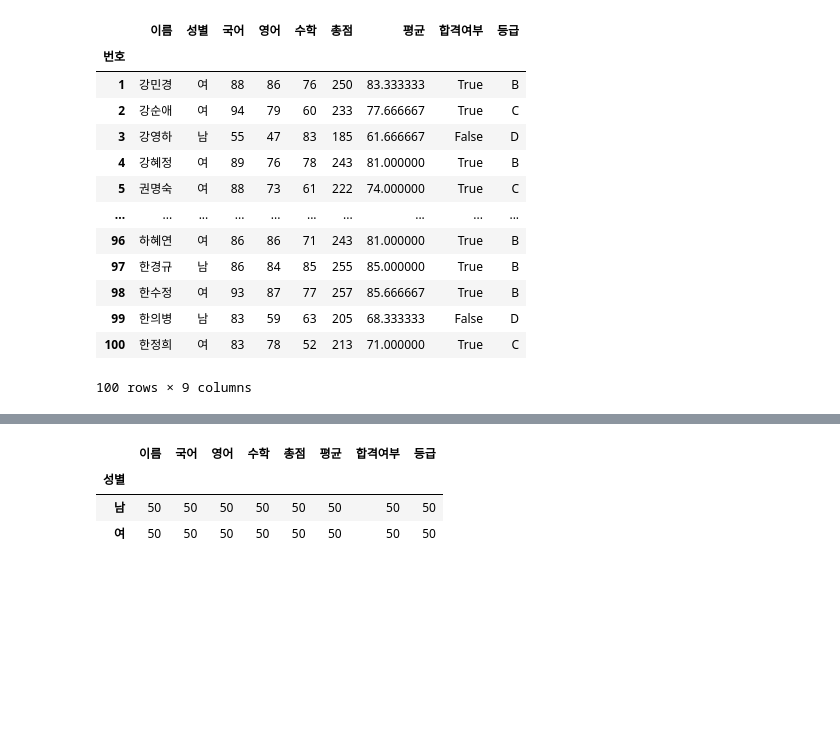
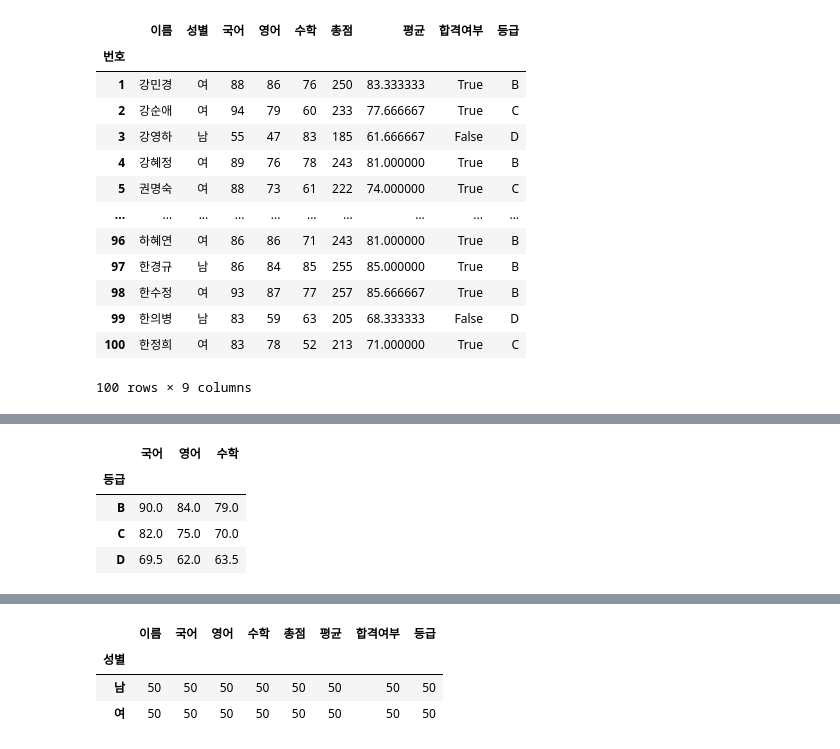
Before and after one commit to muroo123/pandas, a Jupyter notebook: pandas_section3_데이타_요약과_통계_함수와_정렬.ipynb, the cells around one changed output, grey strips where cells are left out. Cells and saved outputs as stored; diff of their text form; code cells hidden in the pictures; blank space fills up the shorter version.

```diff
--- a/pandas_section3_데이타_요약과_통계_함수와_정렬.ipynb
+++ b/pandas_section3_데이타_요약과_통계_함수와_정렬.ipynb
@@ -585,0 +645,9 @@ df
+# %%
+# 등급 별 국어,영어,수학 중앙값 구하기
+df.groupby('등급')[['국어','영어','수학']].median()
+# %% [output]
+|  | 국어 | 영어 | 수학 |
+| 등급 |  |  |  |
+| B | 90.0 | 84.0 | 79.0 |
+| C | 82.0 | 75.0 | 70.0 |
+| D | 69.5 | 62.0 | 63.5 |
```
Also changed, not shown: parts of 16 cells of this notebook.
